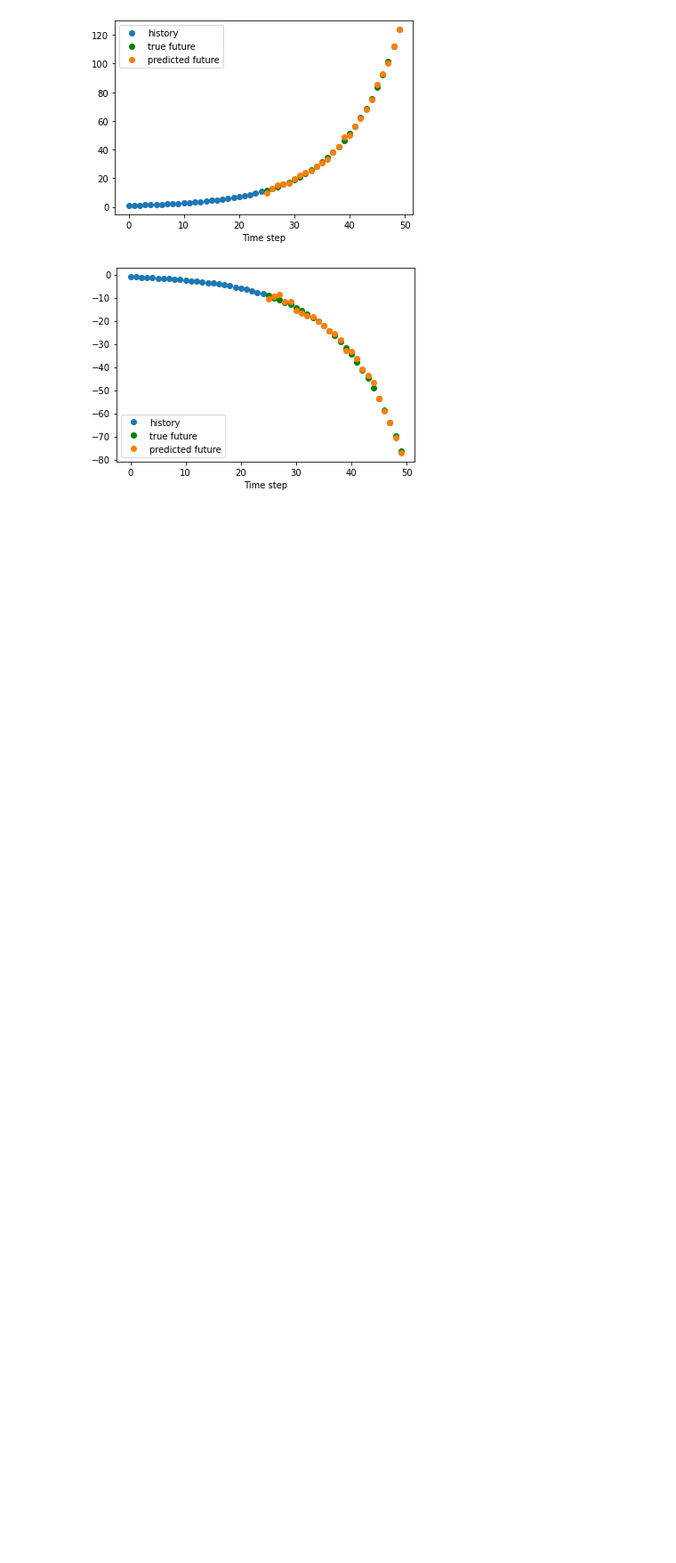
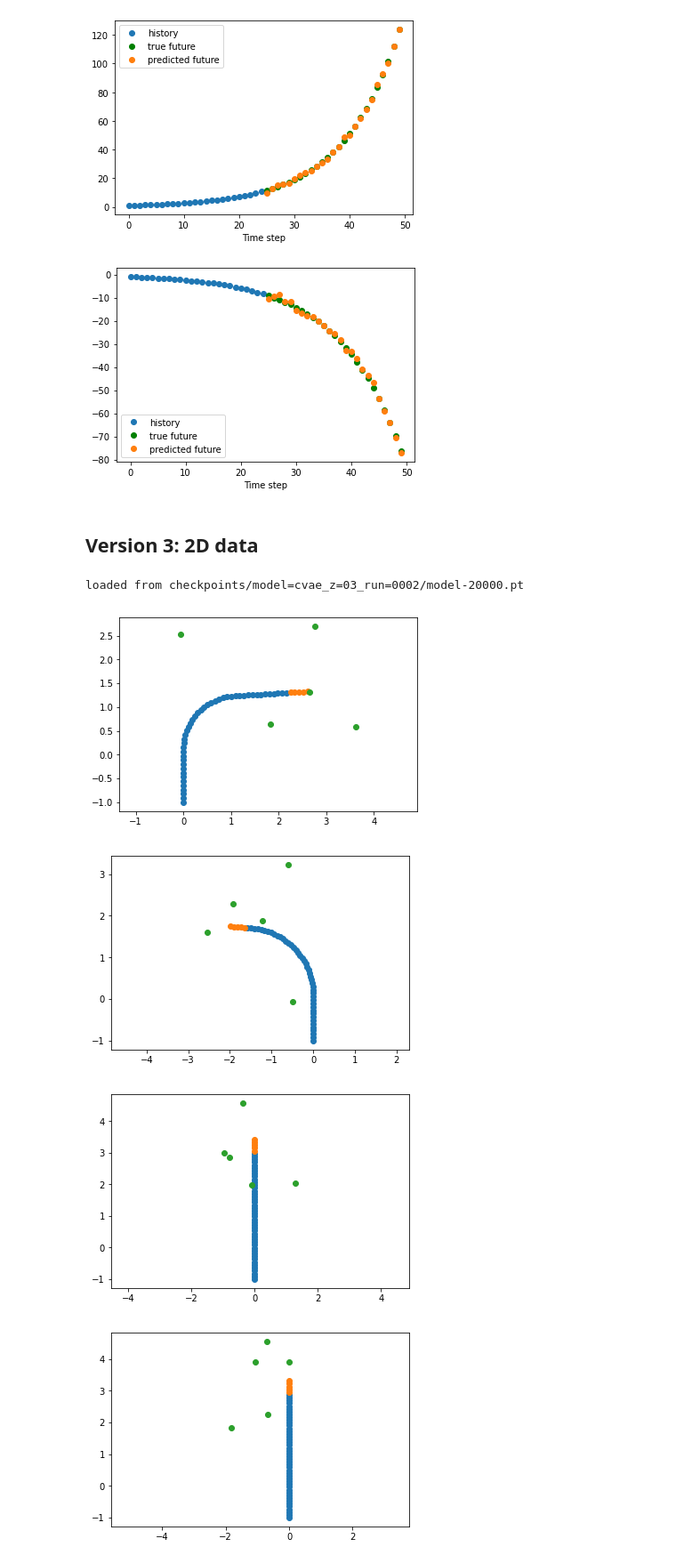
Before and after one commit to priyakasimbeg/stl-intent-gen, a Jupyter notebook: VisualizeResults.ipynb, the cells around one changed output. Shown at 89% size. Cells and saved outputs as stored; diff of their text form; code cells hidden in the pictures; blank space fills up the shorter version.

Commit message:
2D data, bad model

```diff
--- a/VisualizeResults.ipynb
+++ b/VisualizeResults.ipynb
@@ -117,3 +114,58 @@ for i, (x, y) in enumerate(valid_loader):
 [figure]
 [figure]
 [figure]
+# %% [markdown]
+## Version 3: 2D data
+# %%
+# Load model
+z = 3
+run = 2
+h = 45
+
+layout = [
+    ('model={:s}', 'cvae'),
+    ('z={:02d}', z),
+    ('run={:04d}', run)
+]
+
+model_name = '_'.join([t.format(v) for (t, v) in layout])
+
+cvae = CVAE(x_dim=h, y_dim=50-h, z_dim=z, name=os.path.join(model_name))
+tut.load_model_by_name(cvae, global_step=20000)
+
+# Load data
+train_loader, valid_loader = put.get_data_loaders('fork', history_size=cvae.x_dim)
+# %% [output]
+loaded from checkpoints/model=cvae_z=03_run=0002/model-20000.pt
+# %%
+for i, (x, y) in enumerate(valid_loader):
+    batch = len(x)
+    z = cvae.sample_z(x)
+    y_pred = cvae.sample_y_given(x, z)
+
+    x = x[0]
+    y = y[0]
+    y_pred = y_pred[0]
+    y_pred = np.reshape(y_pred, (-1, 2))
+    x_hist = range(0, len(x))
+    x_pred = range(len(x), len(x) + len(y))
+
+    plt.figure()
+    plt.plot(x[:, 0], x[:, 1], 'o')
+    plt.plot(y[:, 0], y[:, 1], 'o')
+    plt.plot(y_pred[:, 0], y_pred[:, 1], 'o')
+    plt.axis('equal')
+
+    if i > 10:
+        break
+#     plt.figure()
+#     plt.plot(x_hist, x, 'o', label='history')
+#     plt.plot(x_pred, y, 'o', color='green', label='true future')
+#     plt.plot(x_pred, y_pred, 'o', label='predicted future')
+#     plt.xlabel('Time step')
+#     plt.legend()
+# %% [output]
+[figure, added]
+[figure, added]
+[figure, added]
+[figure, added]
```
Also changed, not shown: parts of 2 cells of this notebook, 8 other files.
